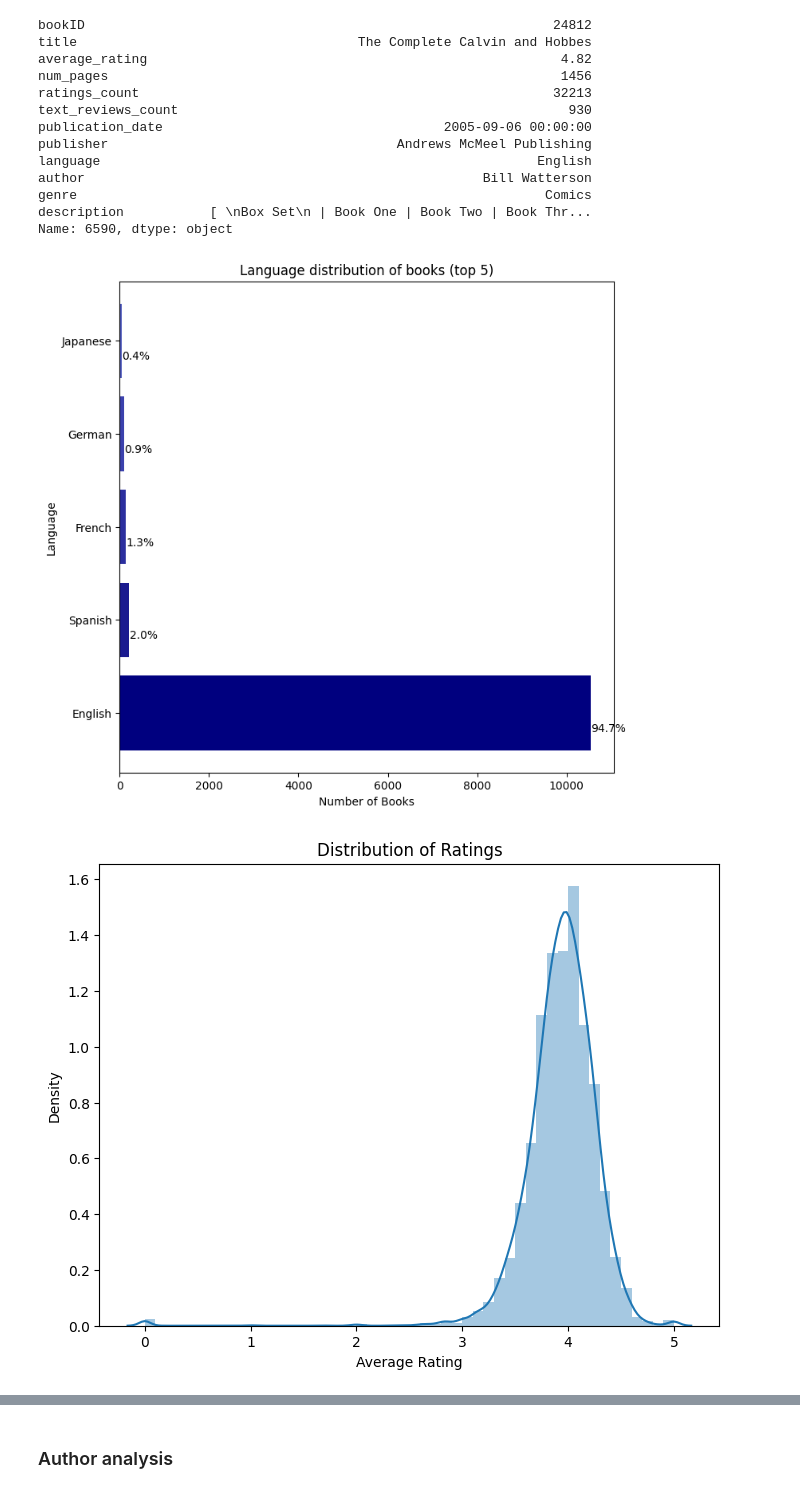
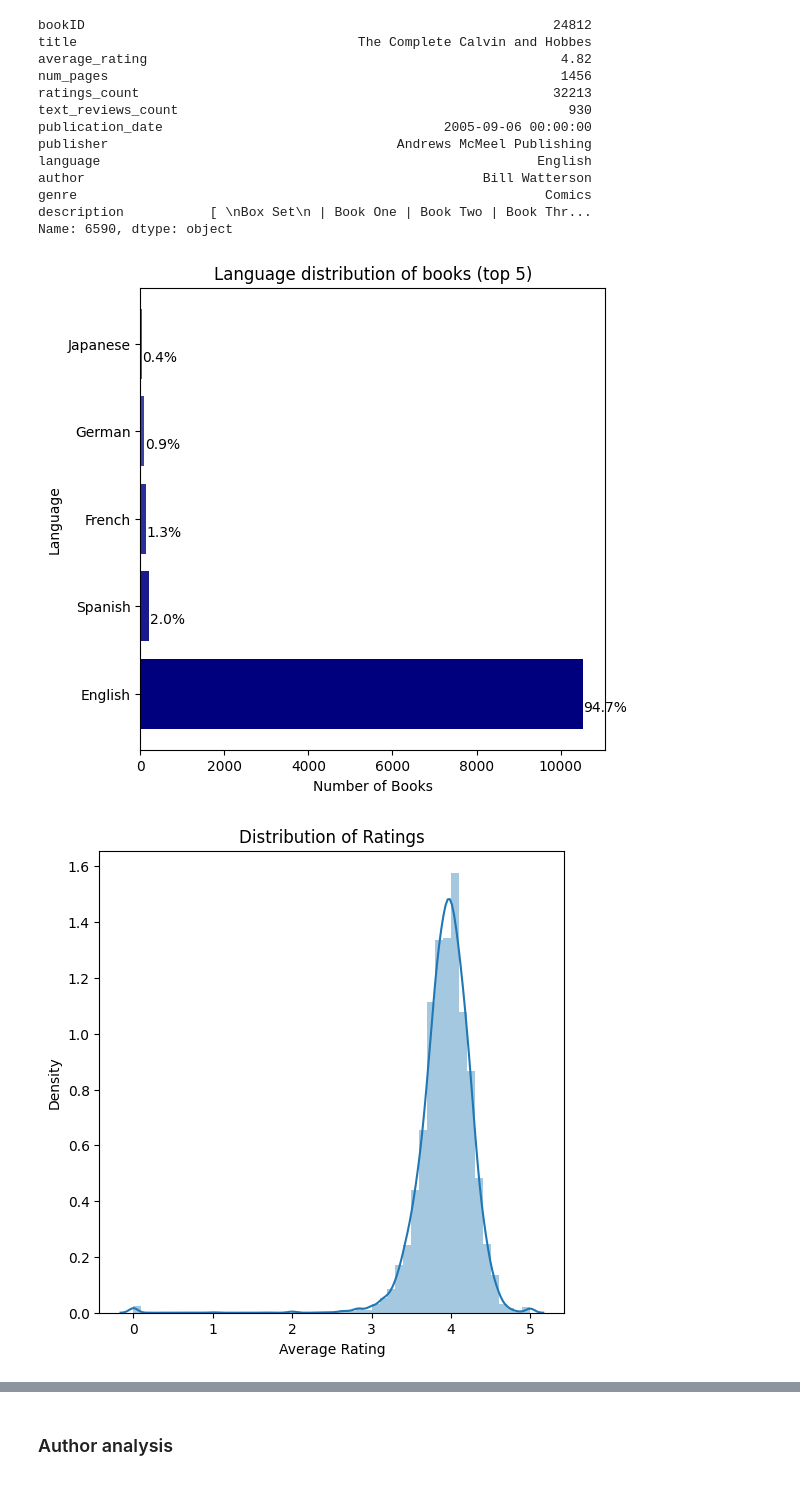
Before and after one commit to berkayersoy/Project6_Books, a Jupyter notebook: books_project.ipynb, the cells around one changed output, grey strips where cells are left out. Cells and saved outputs as stored; diff of their text form; code cells hidden in the pictures.

```diff
--- a/books_project.ipynb
+++ b/books_project.ipynb
@@ -445,7 +458,7 @@ Name: 6590, dtype: object
 # %%
 df_lang = df["language"].value_counts().nlargest(5)
 
-plt.figure(figsize=(8,8))
+plt.figure(figsize=(6,6))
 bars = plt.barh(df_lang.index, df_lang, color=colors_blue)
 plt.title('Language distribution of books (top 5)')
 plt.xlabel('Number of Books')
@@ -458,18 +471,18 @@ for bar in bars:
 
 plt.show()
 # %% [output]
-[figure, old version]
+[figure, new version]
 # %%
-plt.figure(figsize=(8,6))
+plt.figure(figsize=(6,6))
 
 sns.distplot(df['average_rating'])
 
 plt.xlabel('Average Rating')
 plt.ylabel('Density')
 plt.title('Distribution of Ratings')
 plt.show()
 # %% [output]
-[figure, old version]
+[figure, new version]
 # %%
 counts_by_year = df.groupby(df['publication_date'].dt.year)['title'].count()
 
```
Also changed, not shown: parts of 9 cells of this notebook, 1 other file.
